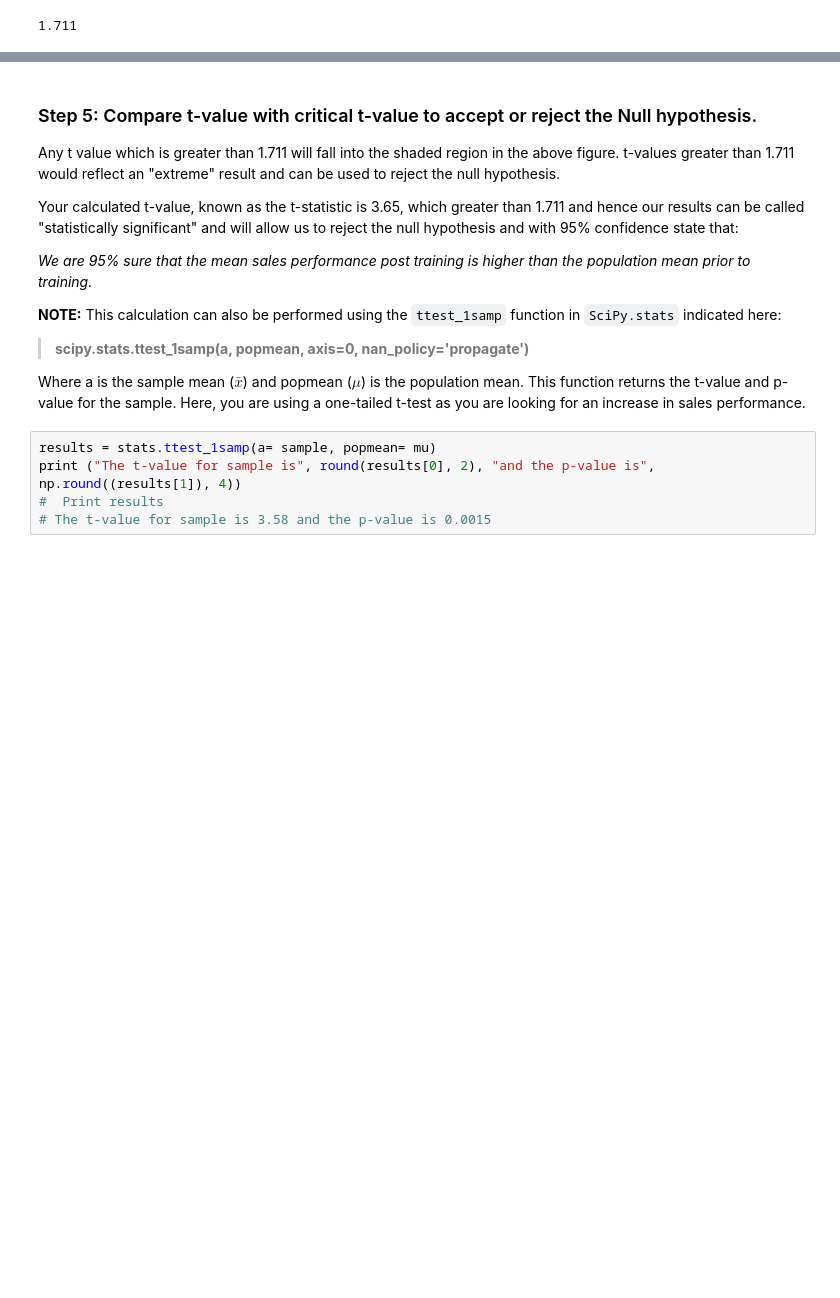
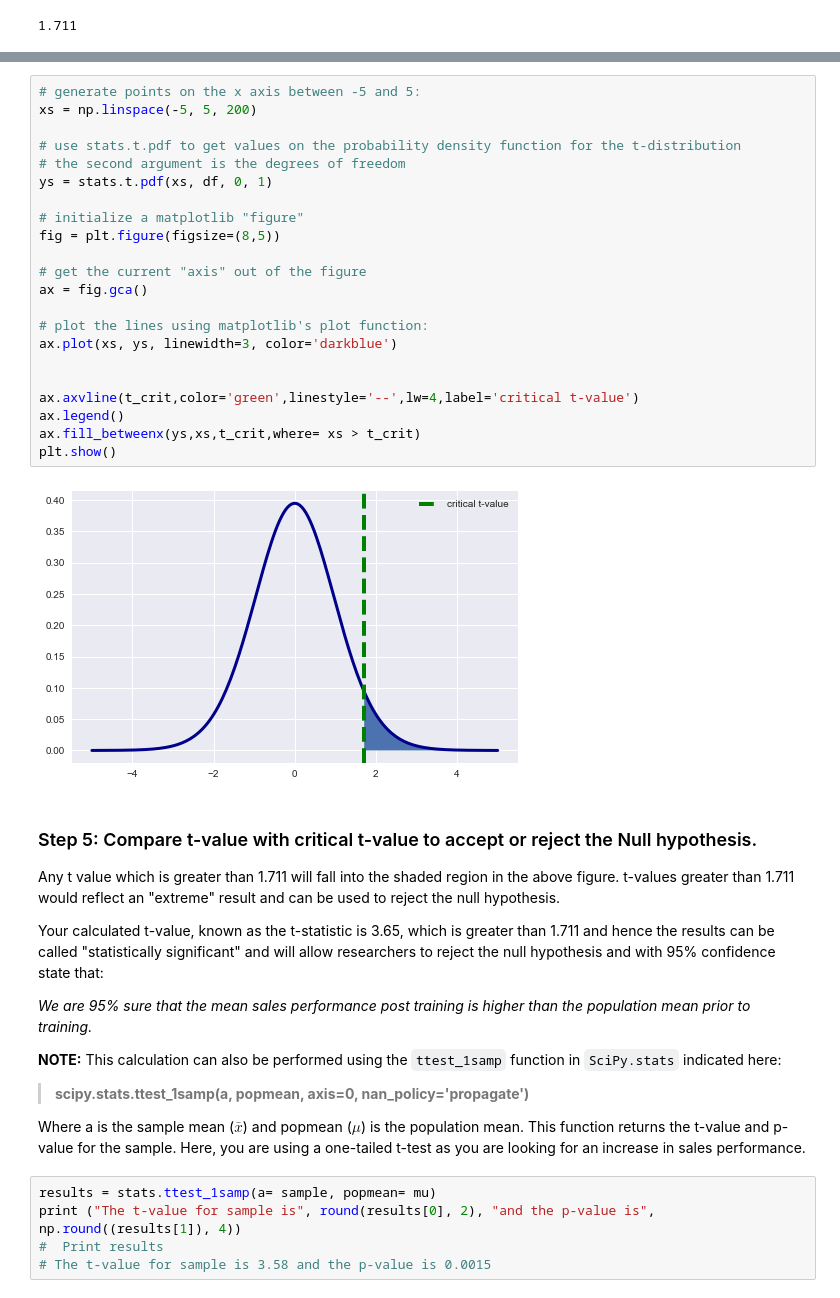
Before and after one commit to learn-co-curriculum/dsc-t-tests, a Jupyter notebook: index.ipynb, the cells around one changed output, grey strips where cells are left out. Saved outputs shown, nothing was run; the diff lists cells and outputs as text; blank space fills up the shorter version.

```diff
--- a/index.ipynb
+++ b/index.ipynb
@@ -286,9 +251,33 @@ Using the the [t-distribution calculator](http://www.statdistributions.com/t/),
+# %%
+# generate points on the x axis between -5 and 5:
+xs = np.linspace(-5, 5, 200)
+
+# use stats.t.pdf to get values on the probability density function for the t-distribution
+# the second argument is the degrees of freedom
+ys = stats.t.pdf(xs, df, 0, 1)
+
+# initialize a matplotlib "figure"
+fig = plt.figure(figsize=(8,5))
+
+# get the current "axis" out of the figure
+ax = fig.gca()
+
+# plot the lines using matplotlib's plot function:
+ax.plot(xs, ys, linewidth=3, color='darkblue')
+
+
+ax.axvline(t_crit,color='green',linestyle='--',lw=4,label='critical t-value')
+ax.legend()
+ax.fill_betweenx(ys,xs,t_crit,where= xs > t_crit)
+plt.show()
+# %% [output]
+[figure, added]
 # %% [markdown]
 ### Step 5: Compare t-value with critical t-value to accept or reject the Null hypothesis.
 
 Any t value which is greater than 1.711 will fall into the shaded region in the above figure. t-values greater than 1.711 would reflect an "extreme" result and can be used to reject the null hypothesis.
 
-Your calculated t-value, known as the t-statistic is 3.65, which greater than 1.711 and hence our results can be called "statistically significant" and will allow us to reject the null hypothesis and with 95% confidence state that:
+Your calculated t-value, known as the t-statistic is 3.65, which is greater than 1.711 and hence the results can be called "statistically significant" and will allow researchers to reject the null hypothesis and with 95% confidence state that:
 
 *We are 95% sure that the mean sales performance post training is higher than the population mean prior to training.*
 
```
Also changed, not shown: parts of 12 cells of this notebook, 4 other files.
